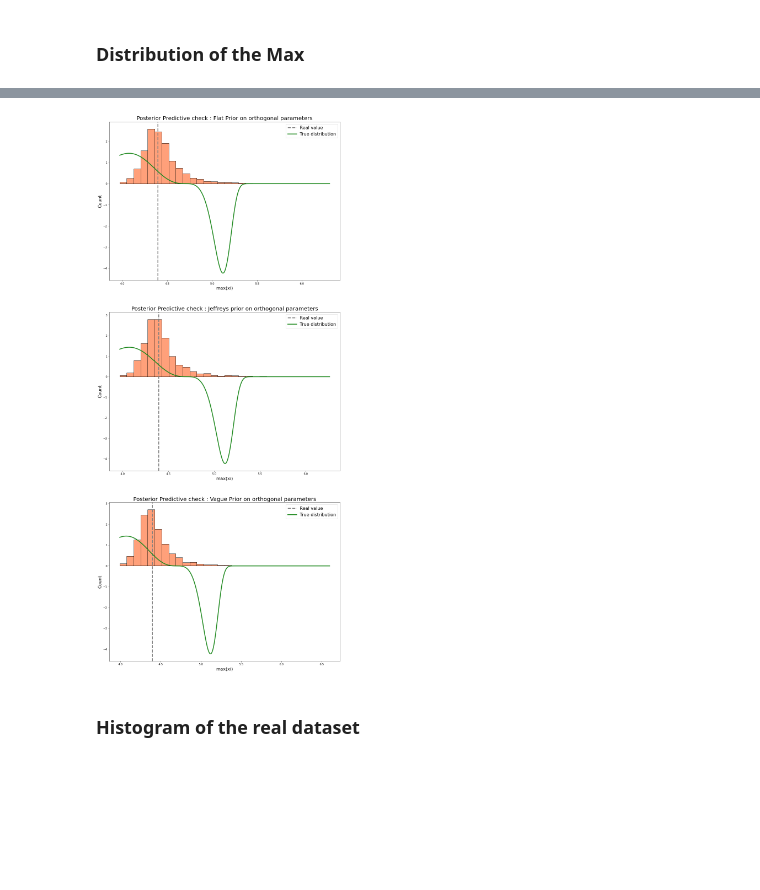
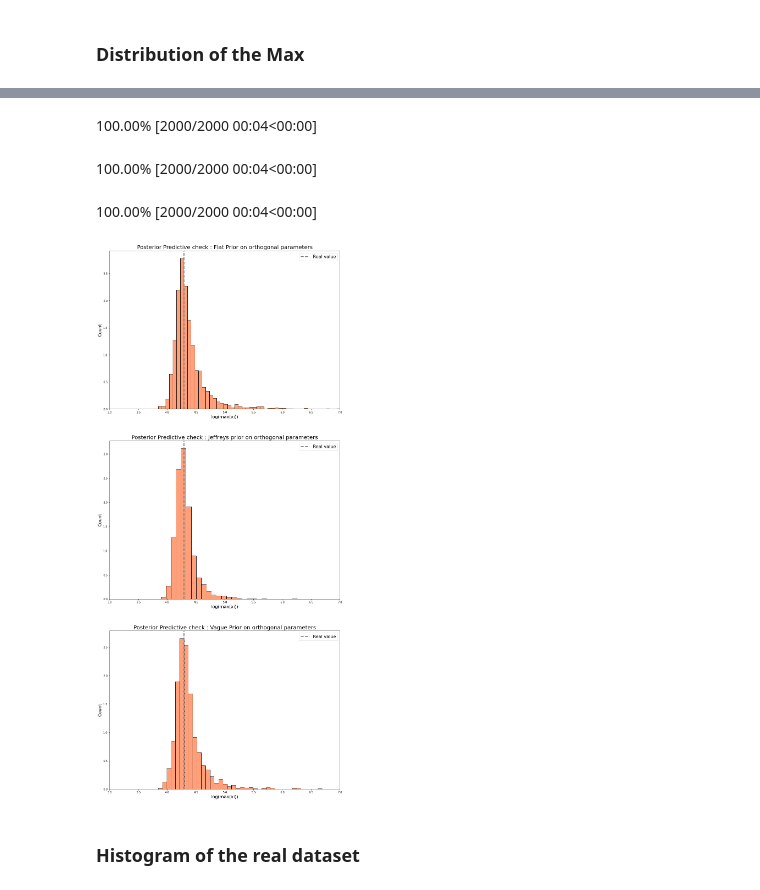
Before and after one commit to TheoMoins/ExtremesPyMC, a Jupyter notebook: noninformative_prior.ipynb, the cells around one changed output, grey strips where cells are left out. Cells and saved outputs as stored; diff of their text form; code cells hidden in the pictures; blank space fills up the shorter version.

```diff
--- a/noninformative_prior.ipynb
+++ b/noninformative_prior.ipynb
@@ -104,7 +106,7 @@ for filename in mcmc_configs:
 
     if mcmc_params.init_p1_by_u:
         init_val = n_obs if mcmc_params.orthogonal_param else poisson_params.u
-        priors[0] = priors[0].replace("u", str(init_val))
+        priors[2] = priors[2].replace("u", str(init_val))
 
     MCMC = PoissonMCMC(priors=priors, step_method=mcmc_params.step_method, niter=mcmc_params.niter,
                        obs=obs, u=poisson_params.u, m=poisson_params.m, quantiles=quantiles,
@@ -211,15 +212,17 @@ for i, trace in enumerate(traces):
     ppc_list.append(ppc)
 
     post_pred_max = [max(dataset) for dataset in ppc["gpd"]]
-    ax[i].hist(post_pred_max, bins = 30, density = True,
+    ax[i].hist(post_pred_max, density = True, bins = list(range(0, 400, 20)),
                edgecolor='black', color = "lightsalmon")
+    ax[i].set_xlim(0,400)
+
 
     ax[i].axvline(max(obs), linestyle='dashed', color = "grey",
                      linewidth=3, label = "Real value")
 
     z_range = np.linspace(min(post_pred_max), max(post_pred_max), 500)
-    ax[i].plot(z_range, [g(z,mu,sig,xi) for z in z_range], color="forestgreen",
-               linewidth = 3, label = "True distribution")
+    # ax[i].plot(z_range, [g(z,mu,sig,xi) for z in z_range], color="forestgreen",
+    #            linewidth = 3, label = "True distribution")
 
     ax[i].set_title("Posterior Predictive check : {}".format(mcmc_params.name), fontsize=20)
     ax[i].set_xlabel('max(xi)', fontsize=16)
@@ -246,18 +249,20 @@ for i, trace in enumerate(traces):
 
 
     post_pred_max = [np.log(max(dataset)) for dataset in ppc["gpd"]]
-    ax[i].hist(post_pred_max, bins = 30, density = True,
+    ax[i].hist(post_pred_max, bins = 50, density = True,
                edgecolor='black', color = "lightsalmon")
+    ax[i].set_xlim(3,7)
+
 
     ax[i].axvline(np.log(max(obs)), linestyle='dashed', color = "grey",
                      linewidth=3, label = "Real value")
 
     z_range = np.linspace(min(post_pred_max), max(post_pred_max), 500)
-    ax[i].plot(z_range, [np.exp(z)*g(np.exp(z),mu,sig,xi) for z in z_range], color="forestgreen",
-               linewidth = 3, label = "True distribution")
+    # ax[i].plot(z_range, [np.exp(z)*g(np.exp(z),mu,sig,xi) for z in z_range], color="forestgreen",
+    #            linewidth = 3, label = "True distribution")
 
     ax[i].set_title("Posterior Predictive check : {}".format(mcmc_params.name), fontsize=20)
-    ax[i].set_xlabel('max(xi)', fontsize=16)
+    ax[i].set_xlabel('log(max(xi))', fontsize=16)
     ax[i].set_ylabel('Count', fontsize=16)
     ax[i].legend(fontsize=16)
 
@@ -269,4 +271,7 @@ plt.show()
+100.00% [2000/2000 00:04<00:00]
+100.00% [2000/2000 00:04<00:00]
+100.00% [2000/2000 00:04<00:00]
-[figure, old version]
+[figure, new version]
 # %% [markdown]
 ### Histogram of the real dataset
 # %%
```
Also changed, not shown: parts of 8 cells of this notebook, 10 other files.
